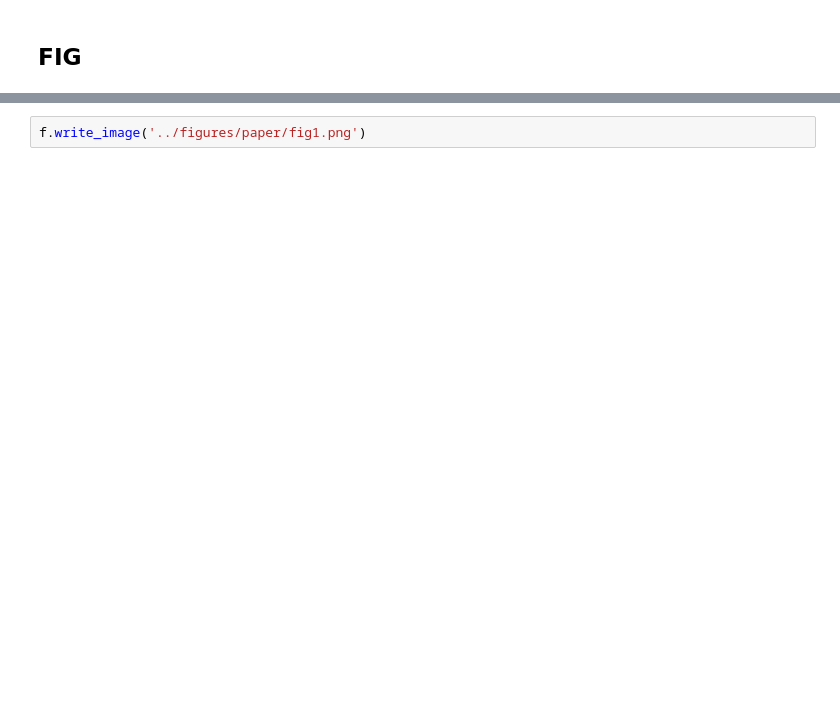
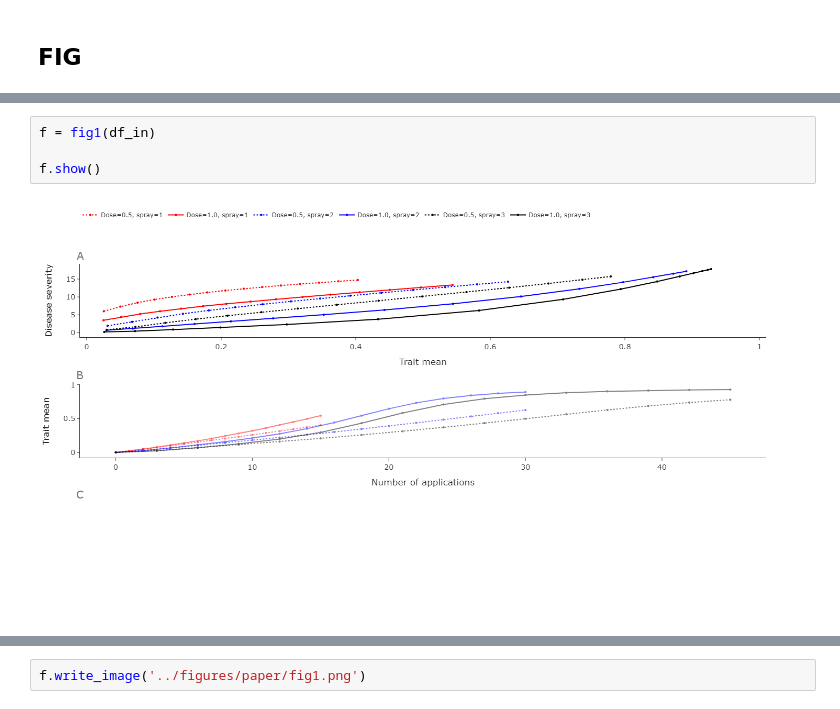
Before and after one commit to nt409/quant-res-doses, a Jupyter notebook: notebooks/101_fig1.ipynb, the cells around one changed output, grey strips where cells are left out. Drawn from its saved outputs; the diff is of its cells as text; blank space fills up the shorter version.

```diff
--- a/notebooks/101_fig1.ipynb
+++ b/notebooks/101_fig1.ipynb
@@ -245,3 +250,9 @@ def fig1(df):
+# %%
+f = fig1(df_in)
+
+f.show()
+# %% [output]
+[figure, added]
 # %%
 f = fig1(df_use)
 
```
Also changed, not shown: parts of 13 cells of this notebook, 4 other files.
